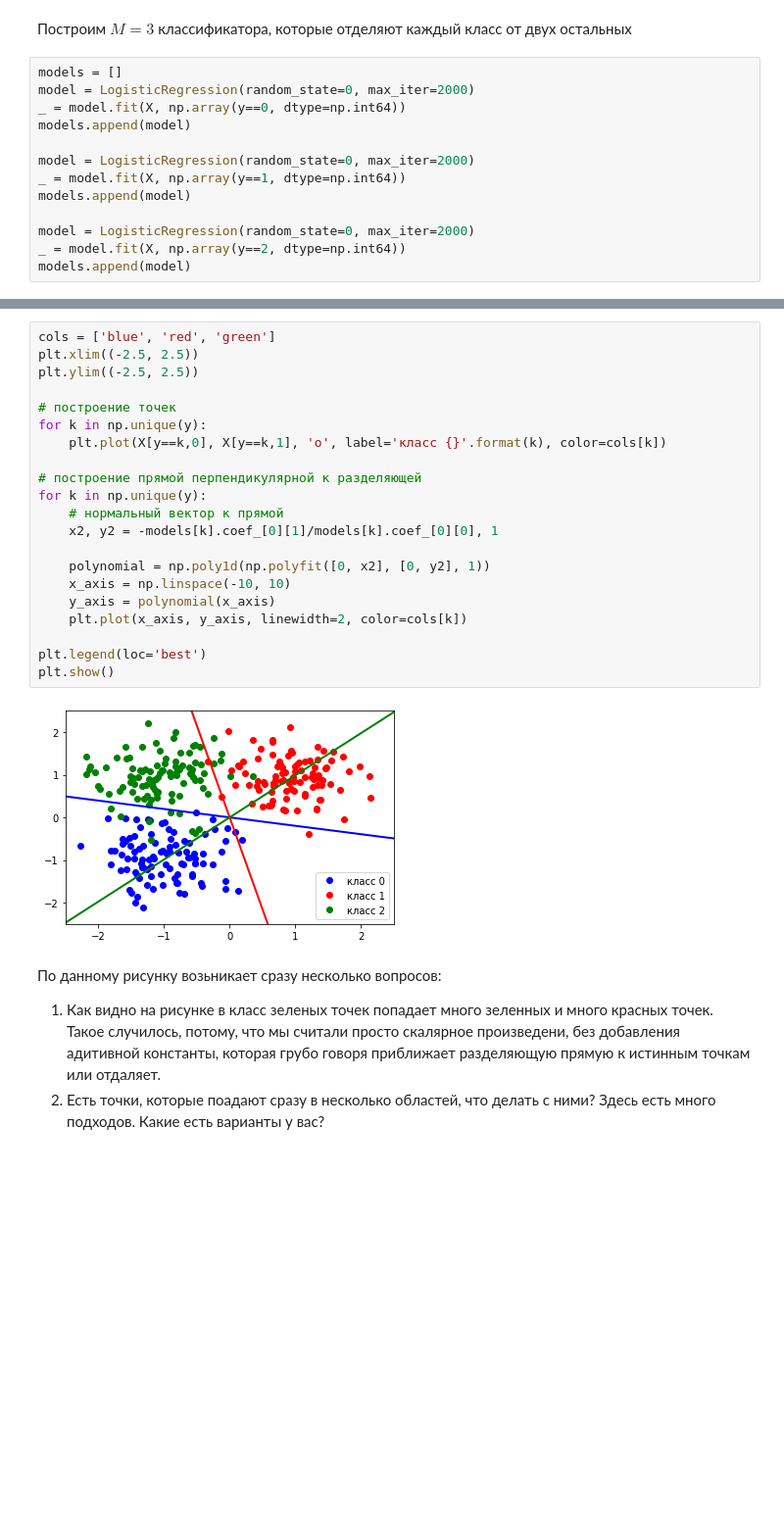
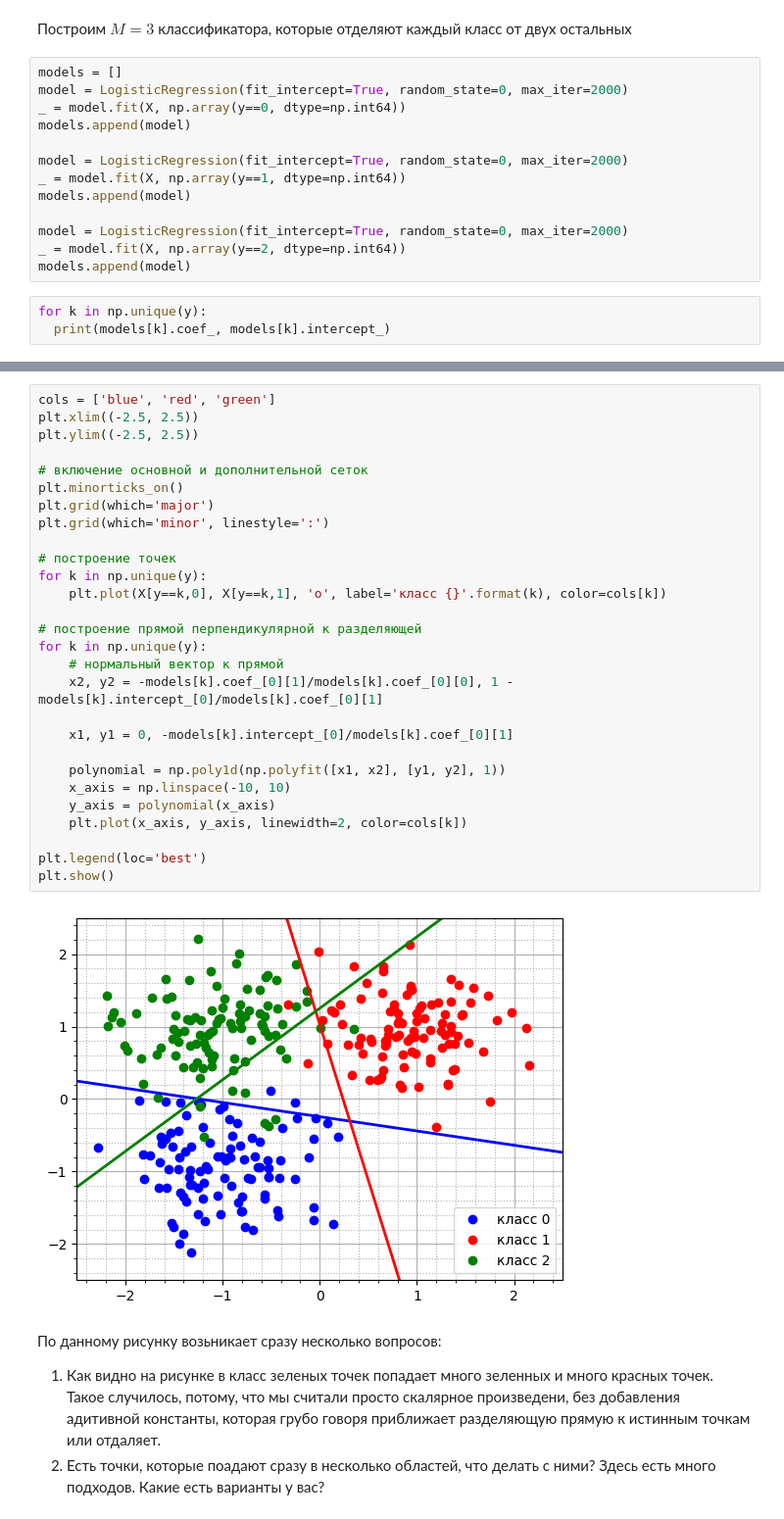
Before and after one commit to Evgeny8/MachineLearningSeminars, a Jupyter notebook: sem1/main.ipynb, the cells around one changed output, grey strips where cells are left out. Shown at 98% size. Cells and saved outputs as stored; diff of their text form; blank space fills up the shorter version.

```diff
--- a/sem1/main.ipynb
+++ b/sem1/main.ipynb
@@ -185,14 +185,17 @@ plt.show()
 Построим $M=3$ классификатора, которые отделяют каждый класс от двух остальных
 # %%
 models = []
-model = LogisticRegression(random_state=0, max_iter=2000)
+model = LogisticRegression(fit_intercept=True, random_state=0, max_iter=2000)
 _ = model.fit(X, np.array(y==0, dtype=np.int64))
 models.append(model)
 
-model = LogisticRegression(random_state=0, max_iter=2000)
+model = LogisticRegression(fit_intercept=True, random_state=0, max_iter=2000)
 _ = model.fit(X, np.array(y==1, dtype=np.int64))
 models.append(model)
 
-model = LogisticRegression(random_state=0, max_iter=2000)
+model = LogisticRegression(fit_intercept=True, random_state=0, max_iter=2000)
 _ = model.fit(X, np.array(y==2, dtype=np.int64))
 models.append(model)
+# %%
+for k in np.unique(y):
+  print(models[k].coef_, models[k].intercept_)
@@ -199,26 +206,33 @@ models.append(model)
 # %%
 cols = ['blue', 'red', 'green']
 plt.xlim((-2.5, 2.5))
 plt.ylim((-2.5, 2.5))
+
+# включение основной и дополнительной сеток
+plt.minorticks_on()
+plt.grid(which='major')
+plt.grid(which='minor', linestyle=':')
 
 # построение точек
 for k in np.unique(y):
     plt.plot(X[y==k,0], X[y==k,1], 'o', label='класс {}'.format(k), color=cols[k])
 
 # построение прямой перпендикулярной к разделяющей
 for k in np.unique(y):
     # нормальный вектор к прямой
-    x2, y2 = -models[k].coef_[0][1]/models[k].coef_[0][0], 1
+    x2, y2 = -models[k].coef_[0][1]/models[k].coef_[0][0], 1 - models[k].intercept_[0]/models[k].coef_[0][1]
 
-    polynomial = np.poly1d(np.polyfit([0, x2], [0, y2], 1))
+    x1, y1 = 0, -models[k].intercept_[0]/models[k].coef_[0][1]
+
+    polynomial = np.poly1d(np.polyfit([x1, x2], [y1, y2], 1))
     x_axis = np.linspace(-10, 10)
     y_axis = polynomial(x_axis)
     plt.plot(x_axis, y_axis, linewidth=2, color=cols[k])
 
 plt.legend(loc='best')
 plt.show()
 # %% [output]
-[figure, old version]
+[figure, new version]
 # %% [markdown]
 По данному рисунку возьникает сразу несколько вопросов:
 1. Как видно на рисунке в класс зеленых точек попадает много зеленных и много красных точек. Такое случилось, потому, что мы считали просто скалярное произведени, без добавления адитивной константы, которая грубо говоря приближает разделяющую прямую к истинным точкам или отдаляет.
```
Also changed, not shown: parts of 8 cells of this notebook.
